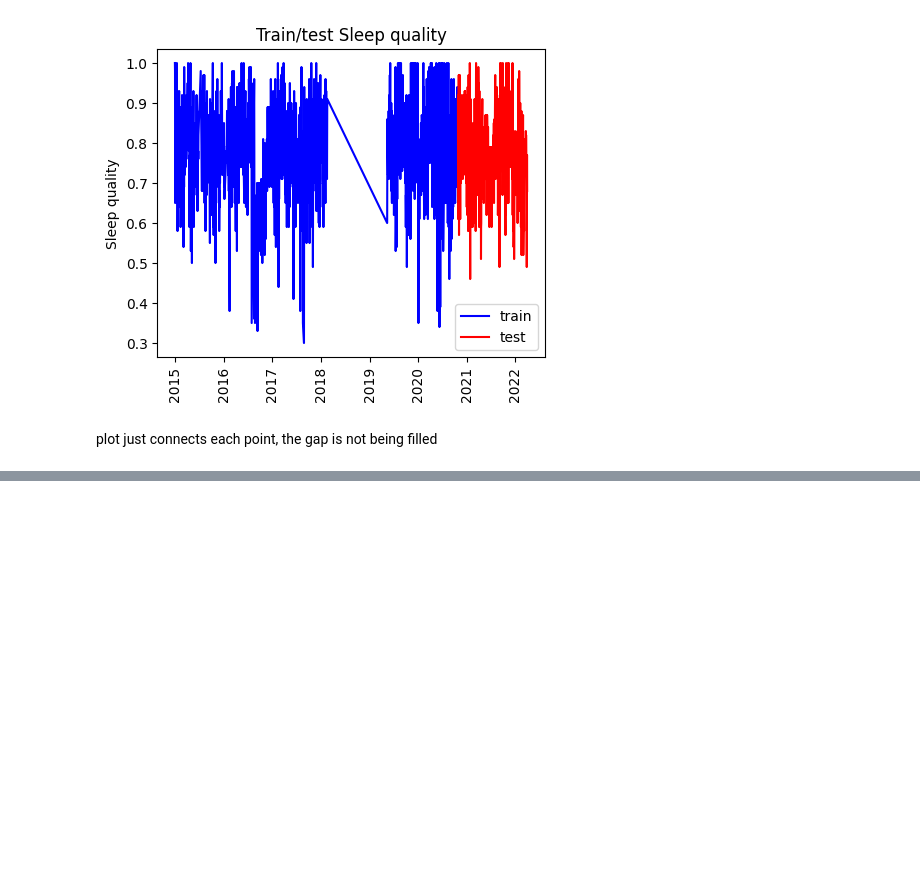
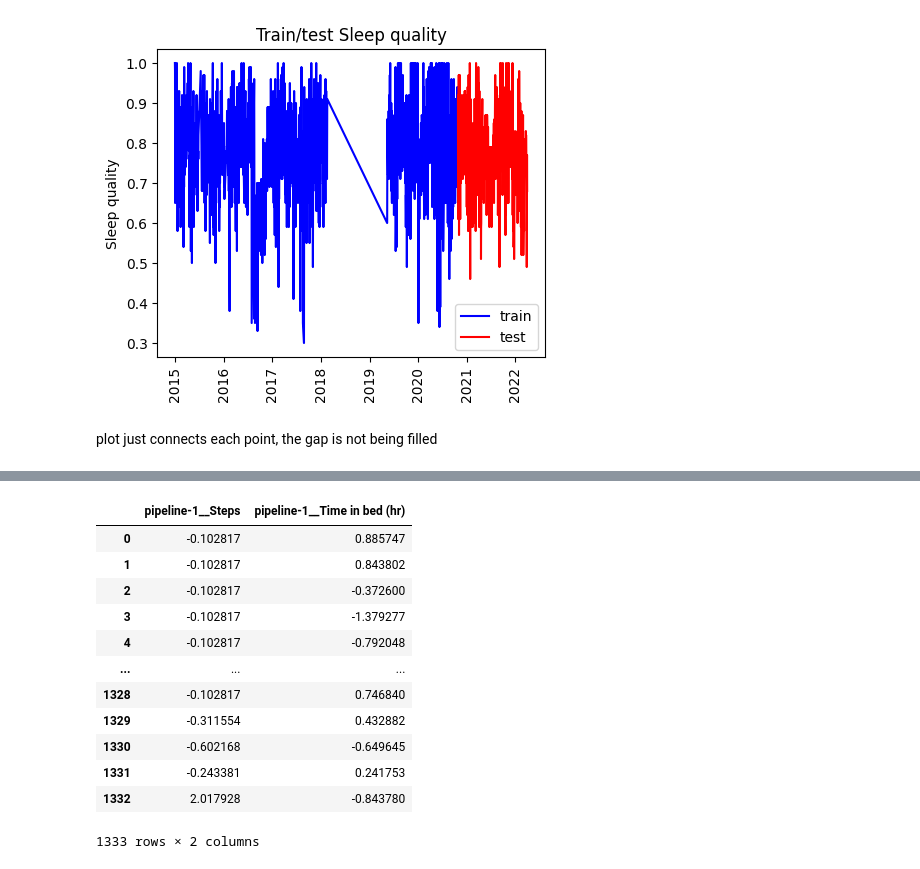
Before and after one commit to ricd99/endToEndML, a Jupyter notebook: notebooks/EDA.ipynb, the cells around one changed output, grey strips where cells are left out. Saved outputs shown, nothing was run; the diff lists cells and outputs as text; code cells hidden in the pictures; blank space fills up the shorter version.

```diff
--- a/notebooks/EDA.ipynb
+++ b/notebooks/EDA.ipynb
@@ -712,0 +788,16 @@ plot just connects each point, the gap is not being filled
+# %%
+X_train_enc_baseline
+# %% [output]
+|  | pipeline-1__Steps | pipeline-1__Time in bed (hr) |
+| 0 | -0.102817 | 0.885747 |
+| 1 | -0.102817 | 0.843802 |
+| 2 | -0.102817 | -0.372600 |
+| 3 | -0.102817 | -1.379277 |
+| 4 | -0.102817 | -0.792048 |
+| ... | ... | ... |
+| 1328 | -0.102817 | 0.746840 |
+| 1329 | -0.311554 | 0.432882 |
+| 1330 | -0.602168 | -0.649645 |
+| 1331 | -0.243381 | 0.241753 |
+| 1332 | 2.017928 | -0.843780 |
+1333 rows × 2 columns
```
Also changed, not shown: parts of 14 cells of this notebook.
